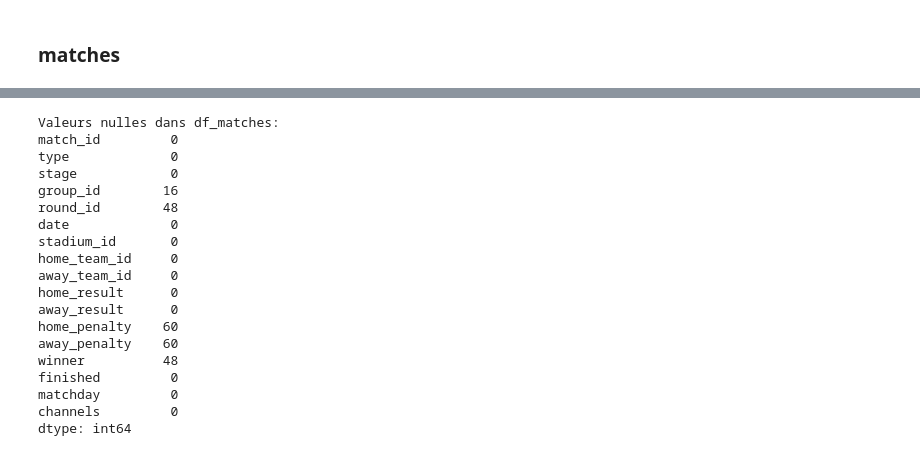
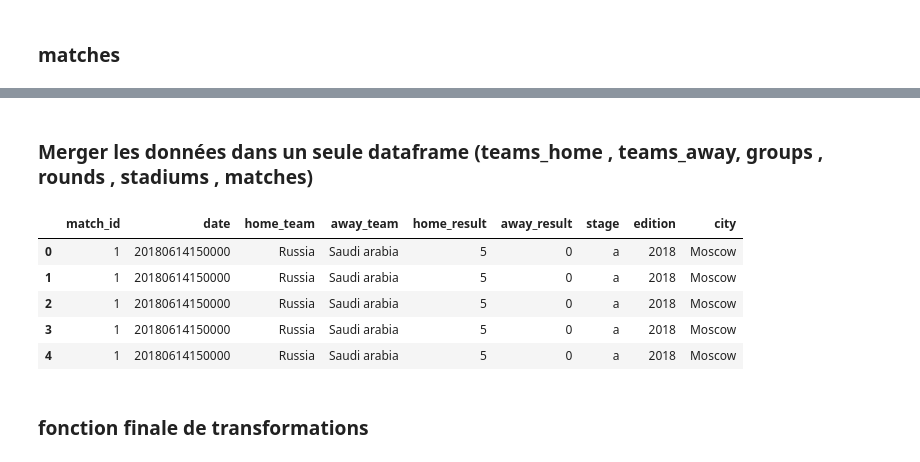
Before and after one commit to Simplon-DE-P1-2025/Brief-2-ETL-de-donn-es-footballistiques-Wickets-Sprinters, a Jupyter notebook: notebook/notebook_2018_transform.ipynb, the cells around one changed output, grey strips where cells are left out. Cells and saved outputs as stored; diff of their text form; code cells hidden in the pictures.

```diff
--- a/notebook/notebook_2018_transform.ipynb
+++ b/notebook/notebook_2018_transform.ipynb
@@ -619,22 +667,43 @@ df_matches.head(64)
-# %%
-print(f"\nValeurs nulles dans df_matches:\n{df_matches.isnull().sum()}")
-# %% [output]
-Valeurs nulles dans df_matches:
-match_id         0
-type             0
-stage            0
-group_id        16
-round_id        48
-date             0
-stadium_id       0
-home_team_id     0
-away_team_id     0
-home_result      0
-away_result      0
-home_penalty    60
-away_penalty    60
-winner          48
-finished         0
-matchday         0
-channels         0
-dtype: int64
+# %% [markdown]
+### Merger les données dans un seule dataframe (teams_home , teams_away, groups , rounds , stadiums , matches)
+# %%
+#ajouter des préfixes aux colonnes des dataframes transformés:
+df_teams_home= df_teams_transformed.add_prefix('team_home')
+df_teams_away= df_teams_transformed.add_prefix('team_away')
+df_groups_transformed = df_groups_transformed.add_prefix('group_')
+df_rounds_transformed = df_rounds_transformed.add_prefix('round_')
+df_stadiums_transformed = df_stadiums_transformed.add_prefix('stadium_')
+# df_tvchannels_transformed = df_tvchannels_transformed.add_prefix('channel_')
+df_matches_transformed = df_matches_transformed.add_prefix('match_')
+
+#faire le merge entre les dataframes transformés pour obtenir un dataframe final des matches complet
+df_2018_final = (df_matches_transformed
+                 .merge(df_teams_home, left_on='match_home_team_id', right_on='team_homeid', how='left')
+                 .merge(df_teams_away, left_on='match_away_team_id', right_on='team_awayid', how='left')
+                 .merge(df_groups_transformed, left_on='match_group_id', right_on='group_group_id', how='left')
+                 .merge(df_rounds_transformed, left_on='match_round_id', right_on='round_round_id', how='left')
+                 .merge(df_stadiums_transformed, left_on='match_stadium_id', right_on='stadium_id', how='left')
+)
+# df_matches_transformed.head()
+list_columns_original = ['match_match_id',
+                         'match_formatted_date',
+                         'team_homename',
+                         'team_awayname',
+                         'match_home_result',
+                         'match_away_result',
+                         'match_stage_name',
+                         'match_edition',
+                         'stadium_city']
+list_columns_final = config['list_wanted_columns']
+df_2018_final = fct_final_columns_to_keep(df_2018_final, list_columns_original, list_columns_final)
+
+df_2018_final.head()
+# %% [output]
+|  | match_id | date | home_team | away_team | home_result | away_result | stage | edition | city |
+| 0 | 1 | 20180614150000 | Russia | Saudi arabia | 5 | 0 | a | 2018 | Moscow |
+| 1 | 1 | 20180614150000 | Russia | Saudi arabia | 5 | 0 | a | 2018 | Moscow |
+| 2 | 1 | 20180614150000 | Russia | Saudi arabia | 5 | 0 | a | 2018 | Moscow |
+| 3 | 1 | 20180614150000 | Russia | Saudi arabia | 5 | 0 | a | 2018 | Moscow |
+| 4 | 1 | 20180614150000 | Russia | Saudi arabia | 5 | 0 | a | 2018 | Moscow |
+# %% [markdown]
+### fonction finale de transformations
```
Also changed, not shown: parts of 11 cells of this notebook, 3 other files.
